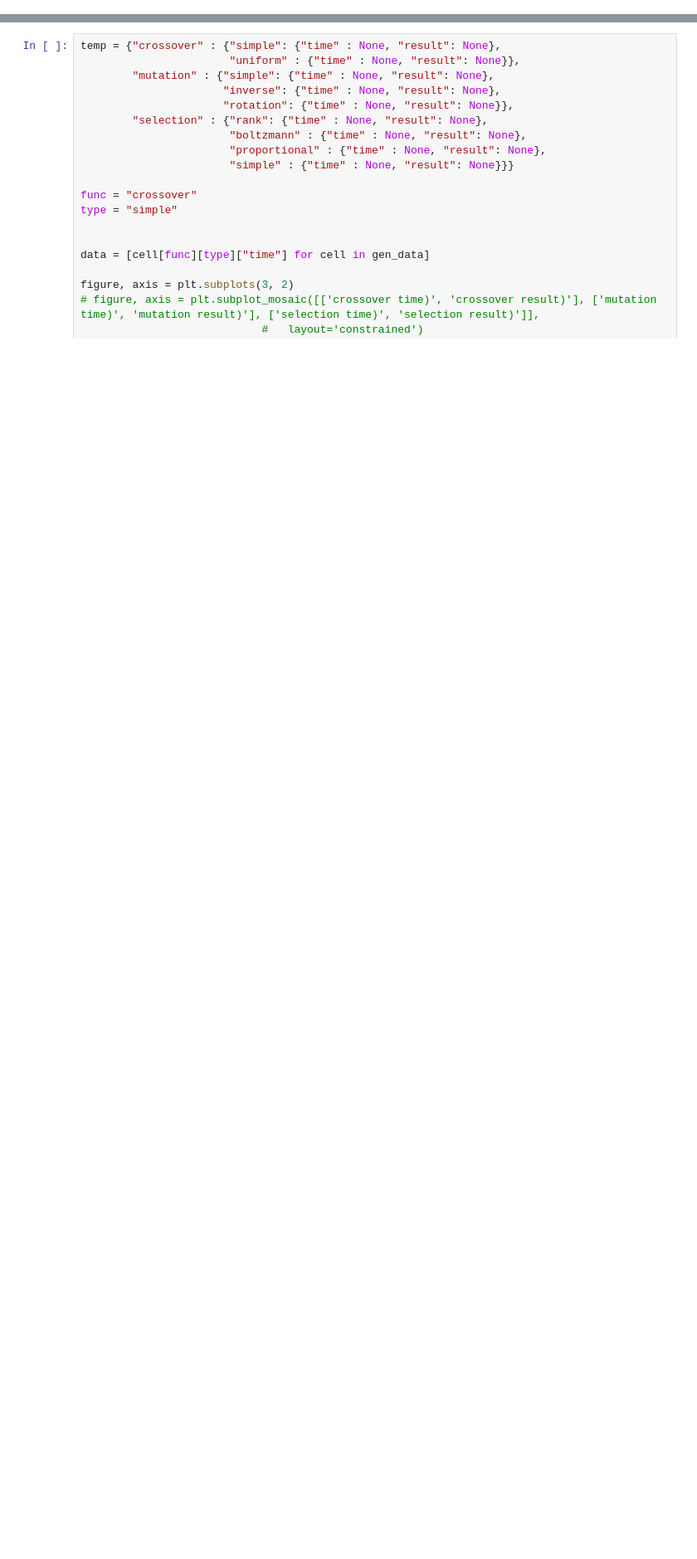
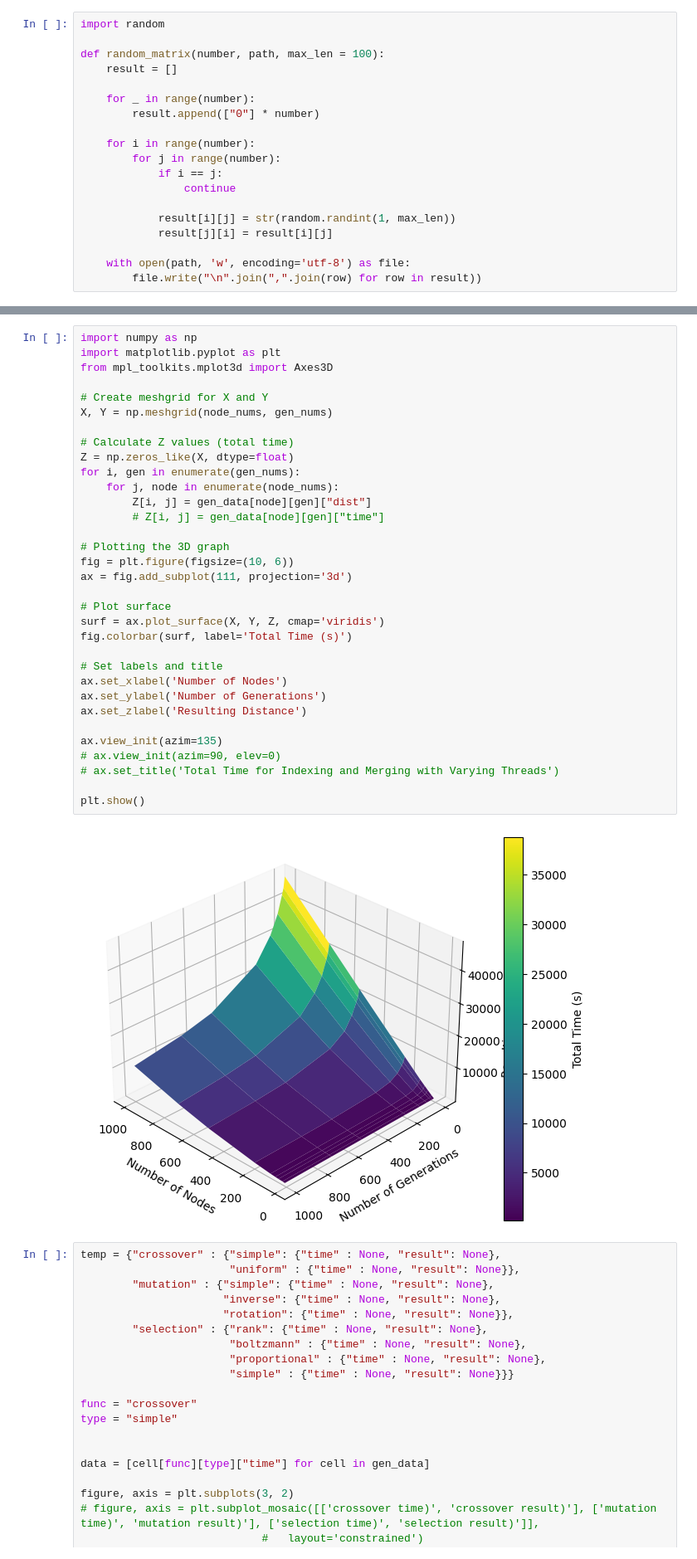
Before and after one commit to DmShums/ga_lib, a Jupyter notebook: python/tests.ipynb, the cells around one changed output, grey strips where cells are left out. Shown at 83% size. Cells and saved outputs as stored; diff of their text form; blank space fills up the shorter version.

```diff
--- a/python/tests.ipynb
+++ b/python/tests.ipynb
@@ -64,0 +7,19 @@ for gen in gen_nums:
+# %%
+import random
+
+def random_matrix(number, path, max_len = 100):
+    result = []
+
+    for _ in range(number):
+        result.append(["0"] * number)
+
+    for i in range(number):
+        for j in range(number):
+            if i == j:
+                continue
+
+            result[i][j] = str(random.randint(1, max_len))
+            result[j][i] = result[i][j]
+
+    with open(path, 'w', encoding='utf-8') as file:
+        file.write("\n".join(",".join(row) for row in result))
@@ -65,3 +72,38 @@ for gen in gen_nums:
+# %%
+import numpy as np
+import matplotlib.pyplot as plt
+from mpl_toolkits.mplot3d import Axes3D
+
+# Create meshgrid for X and Y
+X, Y = np.meshgrid(node_nums, gen_nums)
+
+# Calculate Z values (total time)
+Z = np.zeros_like(X, dtype=float)
+for i, gen in enumerate(gen_nums):
+    for j, node in enumerate(node_nums):
+        Z[i, j] = gen_data[node][gen]["dist"]
+        # Z[i, j] = gen_data[node][gen]["time"]
+
+# Plotting the 3D graph
+fig = plt.figure(figsize=(10, 6))
+ax = fig.add_subplot(111, projection='3d')
+
+# Plot surface
+surf = ax.plot_surface(X, Y, Z, cmap='viridis')
+fig.colorbar(surf, label='Total Time (s)')
+
+# Set labels and title
+ax.set_xlabel('Number of Nodes')
+ax.set_ylabel('Number of Generations')
+ax.set_zlabel('Resulting Distance')
+
+ax.view_init(azim=135)
+# ax.view_init(azim=90, elev=0)
+# ax.set_title('Total Time for Indexing and Merging with Varying Threads')
+
+plt.show()
+# %% [output]
+[figure, added]
 # %%
 temp = {"crossover" : {"simple": {"time" : None, "result": None},
                        "uniform" : {"time" : None, "result": None}},
```
Also changed, not shown: parts of 3 cells of this notebook, 4 other files.
